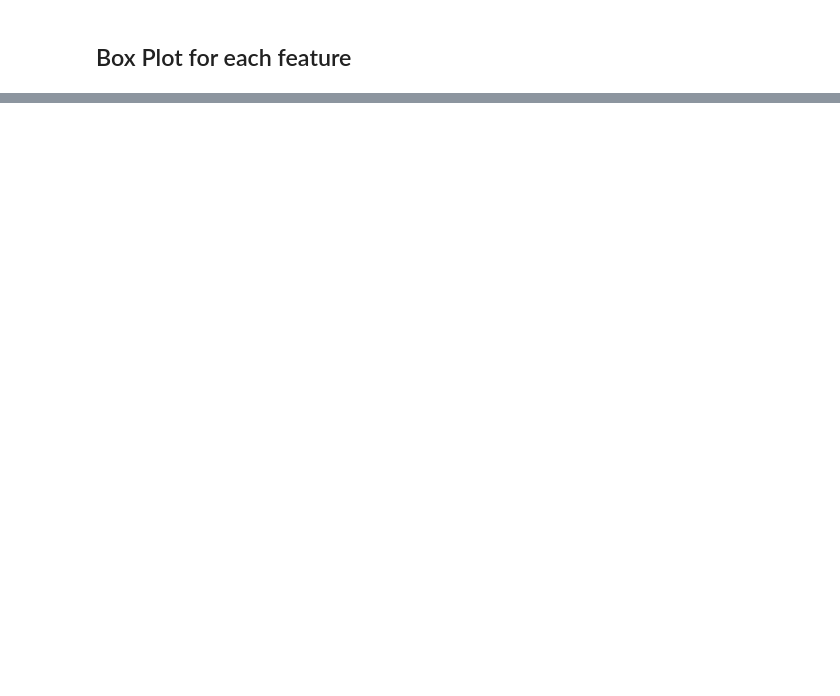
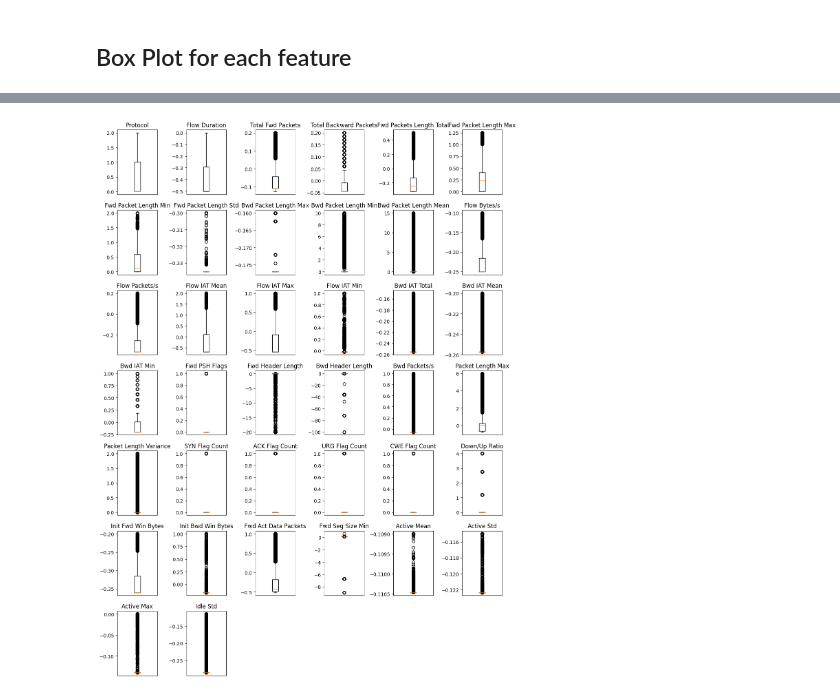
Before and after one commit to Rcym/AIRS-DDoS-Classifier, a Jupyter notebook: cic_ddos2019.ipynb, the cells around one changed output, grey strips where cells are left out. Saved outputs shown, nothing was run; the diff lists cells and outputs as text; code cells hidden in the pictures; blank space fills up the shorter version.

```diff
--- a/cic_ddos2019.ipynb
+++ b/cic_ddos2019.ipynb
@@ -407,14 +477 @@ balanced_all = (features-features.mean())/features.std()
 # balanced_all = (features - features.min()) / (features.max() - features.min())
-# %%
-balanced_all.drop(['Bwd PSH Flags',
- 'Fwd URG Flags',
- 'Bwd URG Flags',
- 'FIN Flag Count',
- 'PSH Flag Count',
- 'ECE Flag Count',
- 'Fwd Avg Bytes/Bulk',
- 'Fwd Avg Packets/Bulk',
- 'Fwd Avg Bulk Rate',
- 'Bwd Avg Bytes/Bulk',
- 'Bwd Avg Packets/Bulk',
- 'Bwd Avg Bulk Rate'], axis=1, inplace=True)
@@ -433,0 +478,62 @@ balanced_all.describe()
+# %%
+
+balanced_all['Protocol'], _ = pd.factorize(balanced_all['Protocol'])
+balanced_all['Flow Duration'] = np.log1p(balanced_all['Flow Duration']).clip(upper=0)
+balanced_all['Total Fwd Packets'] = np.log1p(balanced_all['Total Fwd Packets']).clip(upper=0.2)
+balanced_all['Total Backward Packets'] = np.log1p(balanced_all['Total Backward Packets']).clip(upper=0.2)
+balanced_all['Fwd Packets Length Total'] = np.log1p(balanced_all['Fwd Packets Length Total']).clip(upper=0.5)
+balanced_all['Fwd Packet Length Max'] = np.log1p(balanced_all['Fwd Packet Length Max'].clip(lower=0)).clip(upper=1.25)
+
+balanced_all['Fwd Packet Length Min'] = np.log1p(balanced_all['Fwd Packet Length Min'].clip(lower=0)).clip(upper=2)
+balanced_all['Fwd Packet Length Std'] = np.log1p(balanced_all['Fwd Packet Length Std']).clip(upper=-0.3)
+balanced_all['Bwd Packet Length Max'] = np.log1p(balanced_all['Bwd Packet Length Max']).clip(upper=-0.16)
+balanced_all['Bwd Packet Length Min'] = balanced_all['Bwd Packet Length Min'].clip(lower=0, upper=10)
+balanced_all['Bwd Packet Length Mean'] = balanced_all['Bwd Packet Length Mean'].clip(lower=0, upper=15)
+balanced_all['Flow Bytes/s'] = np.log1p(balanced_all['Flow Bytes/s']).clip(upper=-0.1)
+
+balanced_all['Flow Packets/s'] = np.log1p(balanced_all['Flow Packets/s']).clip(upper=0.2)
+balanced_all['Flow IAT Mean'] = np.log1p(balanced_all['Flow IAT Mean']).clip(upper=2)
+balanced_all['Flow IAT Max'] = np.log1p(balanced_all['Flow IAT Max']).clip(upper=1)
+balanced_all['Flow IAT Min'] = np.log1p(balanced_all['Flow IAT Min']).clip(upper=1)
+balanced_all['Bwd IAT Total'] = np.log1p(balanced_all['Bwd IAT Total']).clip(upper=-0.15)
+balanced_all['Bwd IAT Mean'] = np.log1p(balanced_all['Bwd IAT Mean']).clip(upper=-0.2)
+
+balanced_all['Bwd IAT Min'] = np.log1p(balanced_all['Bwd IAT Min']).clip(upper=1)
+balanced_all['Fwd PSH Flags'], _ = pd.factorize(balanced_all['Fwd PSH Flags'])
+balanced_all['Fwd Header Length'] = balanced_all['Fwd Header Length'].clip(lower=-20)
+balanced_all['Bwd Header Length'] = balanced_all['Bwd Header Length'].clip(lower=-100)
+balanced_all['Bwd Packets/s'] = np.log1p(balanced_all['Bwd Packets/s']).clip(upper=1)
+balanced_all['Packet Length Max'] = balanced_all['Packet Length Max'].clip(upper=6)
+
+balanced_all['Packet Length Variance'] = np.log1p(balanced_all['Packet Length Variance']).clip(lower=0, upper=2)
+balanced_all['SYN Flag Count'], _ = pd.factorize(np.log1p(balanced_all['SYN Flag Count']))
+balanced_all['ACK Flag Count'], _ = pd.factorize(balanced_all['ACK Flag Count'])
+balanced_all['URG Flag Count'], _ = pd.factorize(np.log1p(balanced_all['URG Flag Count']))
+balanced_all['CWE Flag Count'], _ = pd.factorize(np.log1p(balanced_all['CWE Flag Count']))
+balanced_all['Down/Up Ratio'] = balanced_all['Down/Up Ratio'].clip(lower=0, upper=4)
+
+balanced_all['Init Fwd Win Bytes'] = np.log1p(balanced_all['Init Fwd Win Bytes']).clip(upper=-0.2)
+balanced_all['Init Bwd Win Bytes'] = np.log1p(balanced_all['Init Bwd Win Bytes']).clip(upper=1)
+balanced_all['Fwd Act Data Packets'] = np.log1p(balanced_all['Fwd Act Data Packets']).clip(upper=1)
+balanced_all['Fwd Seg Size Min'] = balanced_all['Fwd Seg Size Min']
+balanced_all['Active Mean'] = np.log1p(balanced_all['Active Mean']).clip(upper=-0.109)
+balanced_all['Active Std'] = np.log1p(balanced_all['Active Std']).clip(upper=-0.115)
+
+balanced_all['Active Max'] = np.log1p(balanced_all['Active Max']).clip(upper=0)
+balanced_all['Idle Std'] = np.log1p(balanced_all['Idle Std']).clip(upper=-0.115)
+
+# from sklearn.preprocessing import MinMaxScaler
+# scaler = MinMaxScaler()
+# balanced_all_vzzt = scaler.fit_transform(balanced_all.to_numpy())
+# balanced_all_df = pd.DataFrame(balanced_all_vzzt, columns=features.columns)
+
+plt.figure(figsize=(12,35))
+for i in range(len(balanced_all.columns)):
+    plt.subplot(15, 6, i+1)
+    plt.title(balanced_all.columns[i])
+    plt.boxplot(balanced_all[balanced_all.columns[i]], showfliers=True)
+    plt.xticks([])
+plt.tight_layout()
+plt.show()
+# %% [output]
+[figure, added]
```
Also changed, not shown: parts of 28 cells of this notebook, 4 other files.
